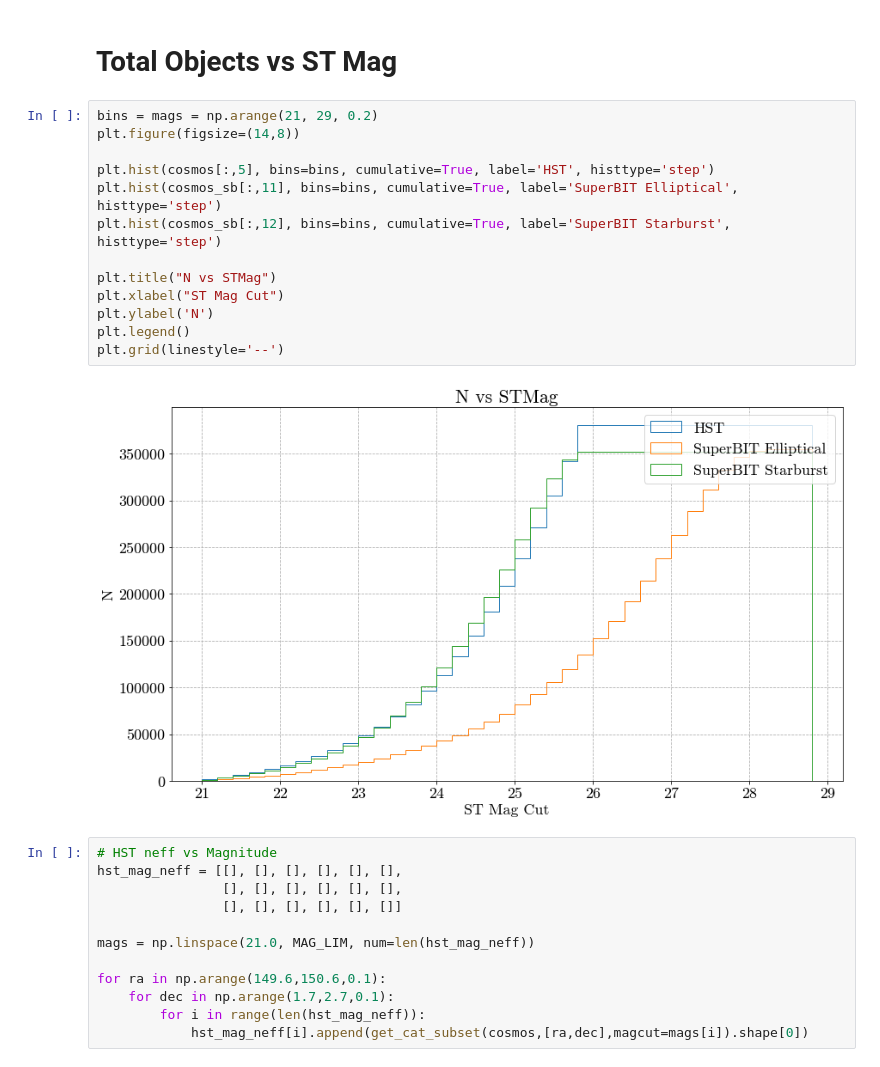
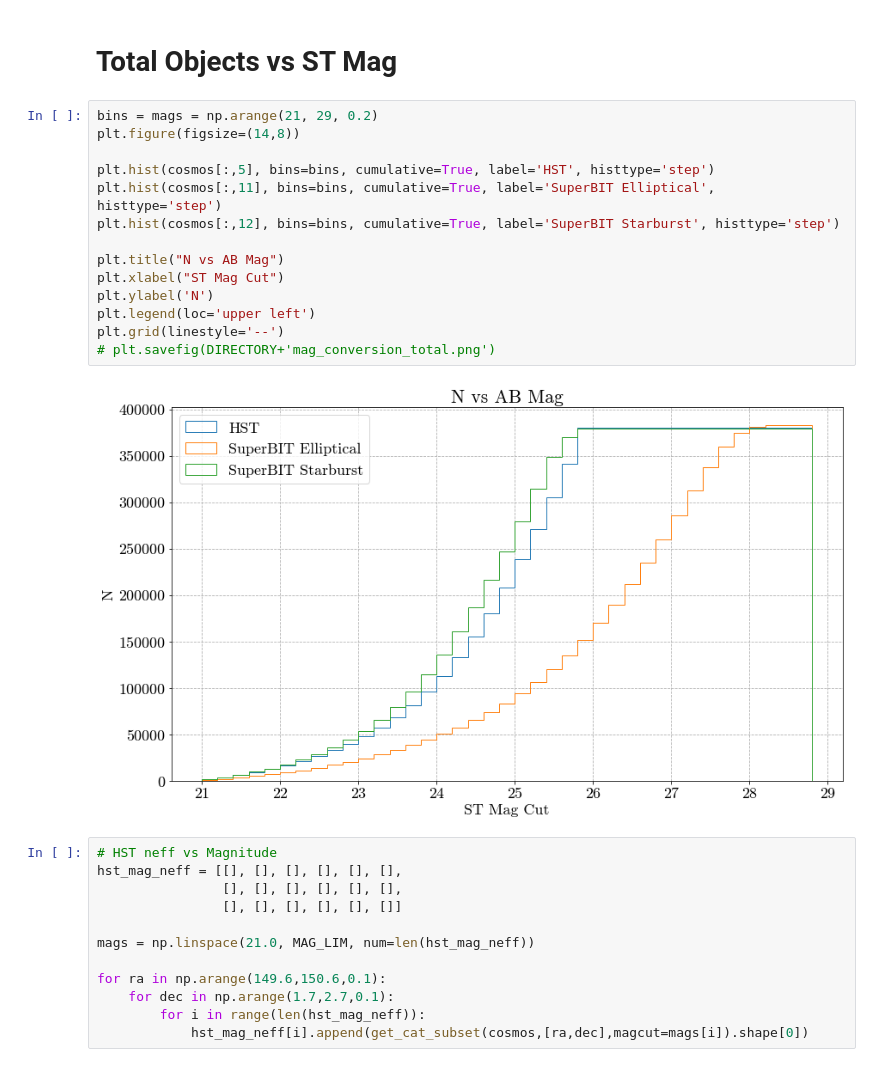
Before and after one commit to veome22/superbit_neff, a Jupyter notebook: neff_superbit.ipynb, the cells around one changed output. Drawn from its saved outputs; the diff is of its cells as text.

```diff
--- a/neff_superbit.ipynb
+++ b/neff_superbit.ipynb
@@ -168,18 +168,19 @@ plt.show()
 # %%
 bins = mags = np.arange(21, 29, 0.2)
 plt.figure(figsize=(14,8))
 
 plt.hist(cosmos[:,5], bins=bins, cumulative=True, label='HST', histtype='step')
-plt.hist(cosmos_sb[:,11], bins=bins, cumulative=True, label='SuperBIT Elliptical', histtype='step')
-plt.hist(cosmos_sb[:,12], bins=bins, cumulative=True, label='SuperBIT Starburst', histtype='step')
+plt.hist(cosmos[:,11], bins=bins, cumulative=True, label='SuperBIT Elliptical', histtype='step')
+plt.hist(cosmos[:,12], bins=bins, cumulative=True, label='SuperBIT Starburst', histtype='step')
 
-plt.title("N vs STMag")
+plt.title("N vs AB Mag")
 plt.xlabel("ST Mag Cut")
 plt.ylabel('N')
-plt.legend()
+plt.legend(loc='upper left')
 plt.grid(linestyle='--')
+# plt.savefig(DIRECTORY+'mag_conversion_total.png')
 # %% [output]
-[figure, old version]
+[figure, new version]
 # %%
 # HST neff vs Magnitude
 hst_mag_neff = [[], [], [], [], [], [],
```
Also changed, not shown: parts of 10 cells of this notebook.
